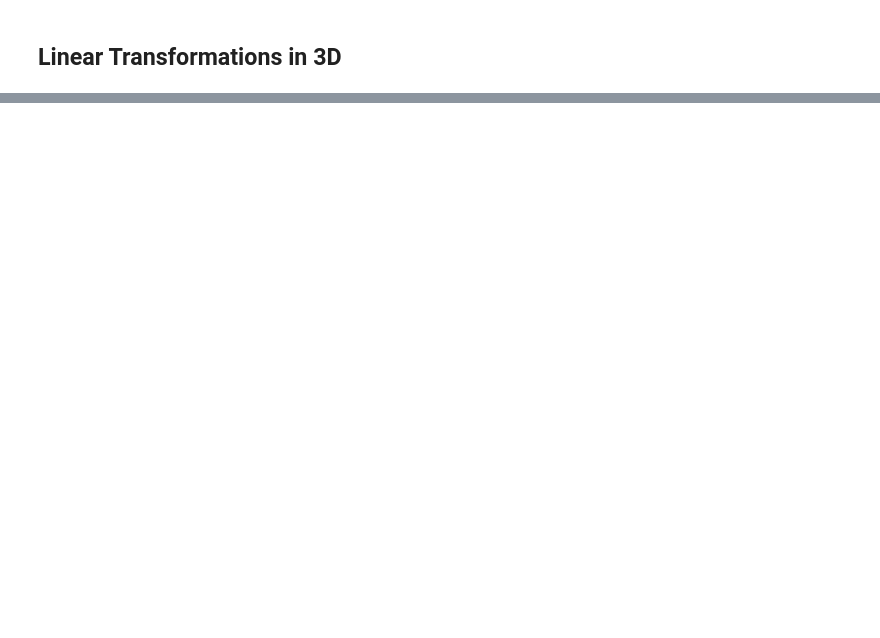
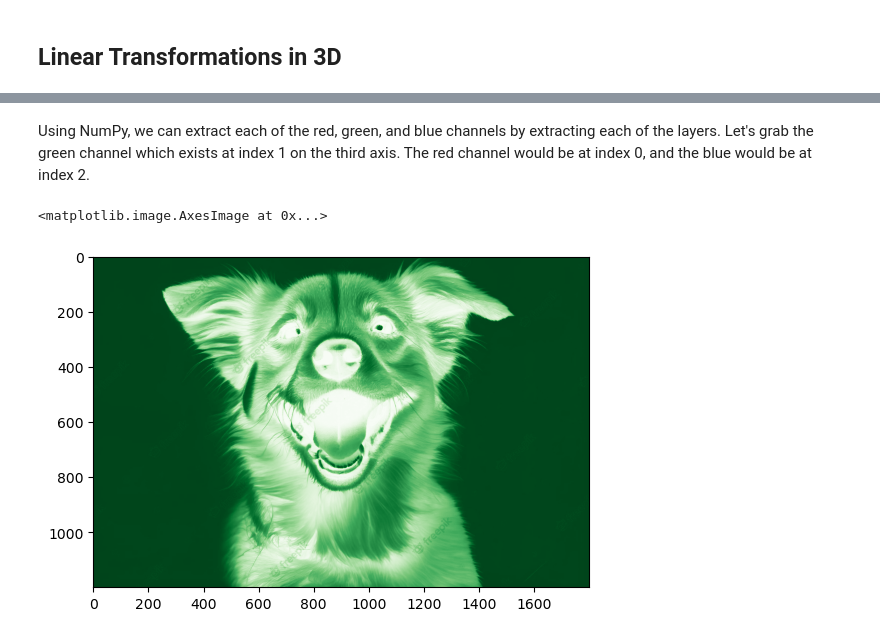
Before and after one commit to thomasnield/anaconda_linear_algebra, a Jupyter notebook: 3_linear_algebra_in_3d.ipynb, the cells around one changed output, grey strips where cells are left out. Drawn from its saved outputs; the diff is of its cells as text; code cells hidden in the pictures; blank space fills up the shorter version.

```diff
--- a/3_linear_algebra_in_3d.ipynb
+++ b/3_linear_algebra_in_3d.ipynb
@@ -40,0 +151,9 @@ SyntaxError: invalid syntax (1405359817.py, line 1)
+# %% [markdown]
+Using NumPy, we can extract each of the red, green, and blue channels by extracting each of the layers. Let's grab the green channel which exists at index 1 on the third axis. The red channel would be at index 0, and the blue would be at index 2.
+# %%
+green_layer = image_array[:, :, 1]
+
+plt.imshow(green_layer, cmap='Greens')
+# %% [output]
+<matplotlib.image.AxesImage at 0x...>
+[figure, added]
```
Also changed, not shown: parts of 23 cells of this notebook, 3 other files.
